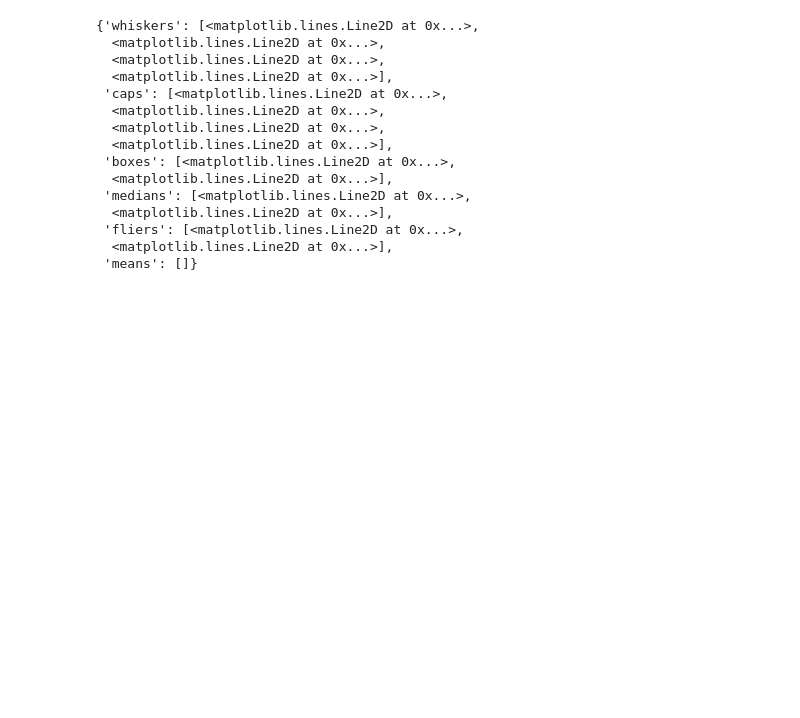
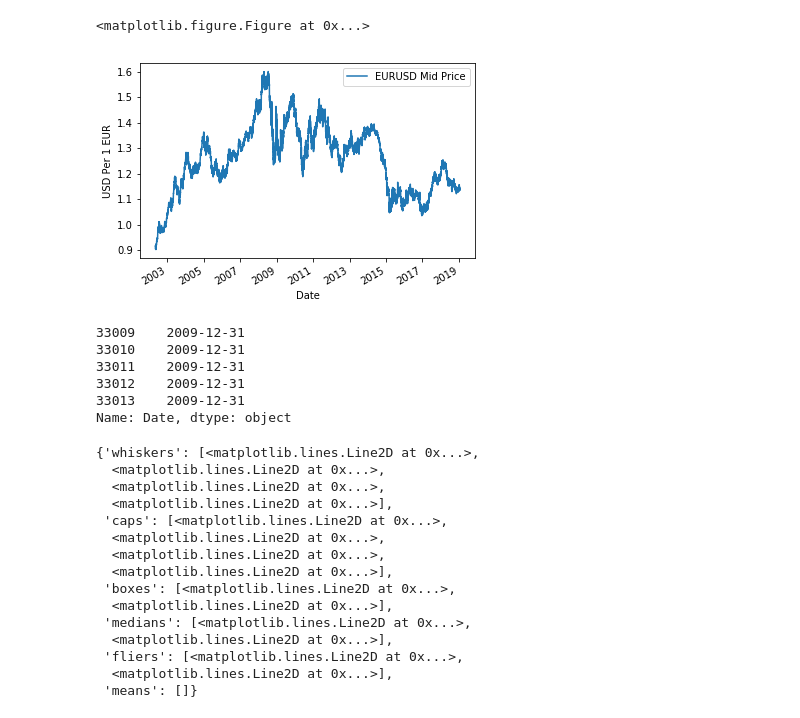
Before and after one commit to egill12/machine_learning, a Jupyter notebook: eurusd_analysis.ipynb, the cells around one changed output. Saved outputs shown, nothing was run; the diff lists cells and outputs as text; code cells hidden in the pictures; blank space fills up the shorter version.

```diff
--- a/eurusd_analysis.ipynb
+++ b/eurusd_analysis.ipynb
@@ -10,3 +71,22 @@ eurusd['date'] = pd.to_datetime(eurusd['Date'])
+# %%
+fig = plt.figure(1, figsize=(16, 16))
+eur_plt = eurusd.plot(x= "date", y = "MidClose", label = "EURUSD Mid Price")
+eur_plt.set_xlabel("Date")
+eur_plt.set_ylabel("USD Per 1 EUR")
+eur_plt.get_figure().savefig("C:/Users/edgil/Documents/Masters/dissertation/document/images/EURUSDPrice.png")
+# %% [output]
+<matplotlib.figure.Figure at 0x...>
+[figure, added]
+# %%
+x = eurusd.loc[eurusd['date'] <= "1/1/2010"]
+x['Date'].tail()
+# %% [output]
+33009    2009-12-31
+33010    2009-12-31
+33011    2009-12-31
+33012    2009-12-31
+33013    2009-12-31
+Name: Date, dtype: object
 # %%
 # create the code to display box plots of each year, in terms of volatility, you need to create timesereis return
 fig = plt.figure(1, figsize=(9, 6))
```
Also changed, not shown: parts of 6 cells of this notebook, 1 other file.
